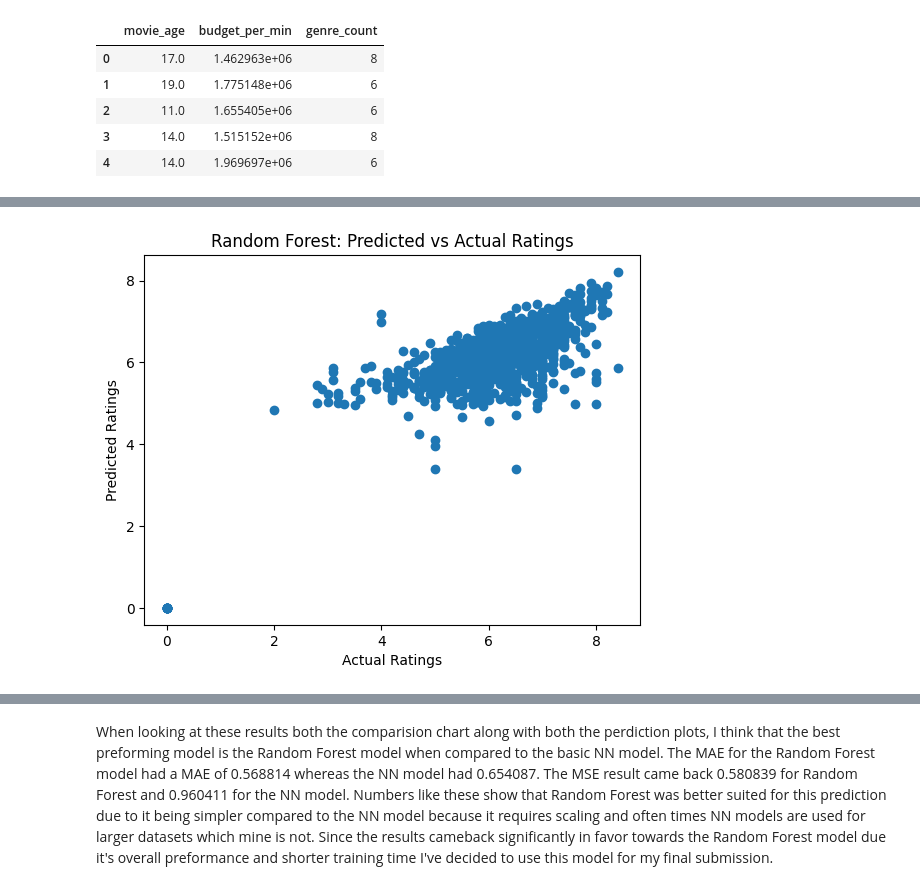
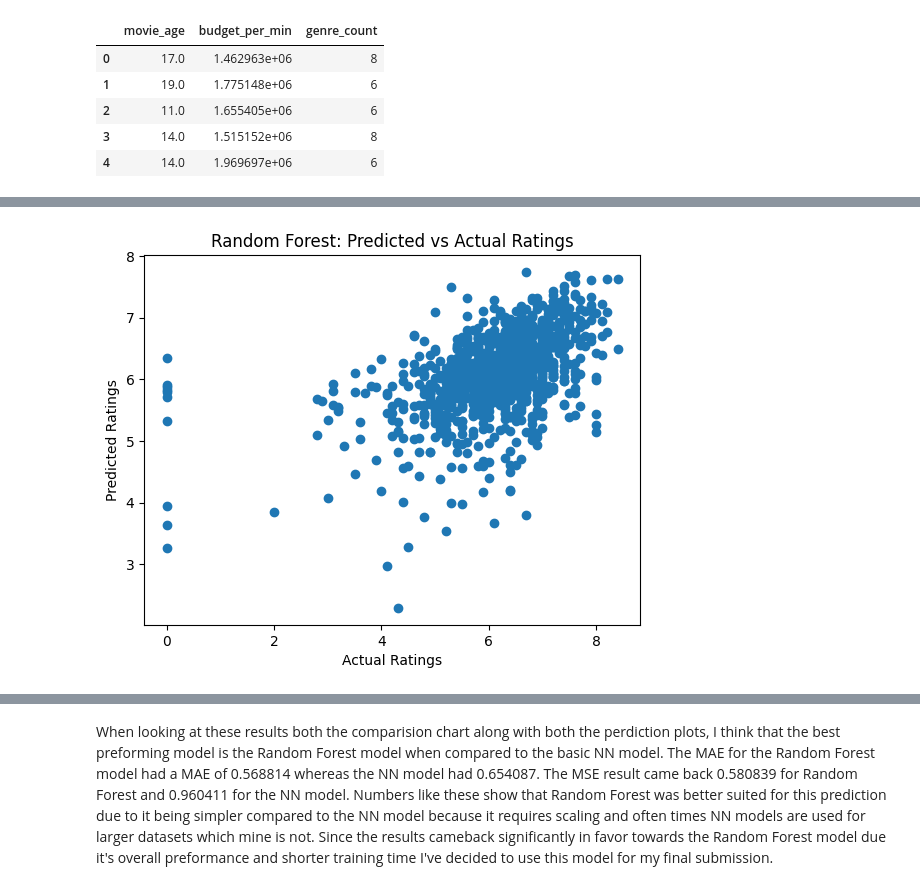
Before and after one commit to baylax816-lab/Final_Project_DTS2, a Jupyter notebook: final_project_draft.ipynb, the cells around one changed output, grey strips where cells are left out. Drawn from its saved outputs; the diff is of its cells as text; code cells hidden in the pictures.

Commit message:
final project submission with optimized models and ethical analysis

```diff
--- a/final_project_draft.ipynb
+++ b/final_project_draft.ipynb
@@ -273,0 +230,38 @@ Random Forest MSE: 0.5808
+# %%
+# -----------------------------
+# Feature Selection
+# -----------------------------
+
+# Define input features and target variable
+features = ['movie_age', 'budget_per_min', 'genre_count',
+            'budget', 'runtime', 'revenue']
+
+X = df[features]
+y = df['vote_average']  # Target variable (movie rating)
+
+# -----------------------------
+# Train/Test Split (FIXED)
+# -----------------------------
+X_train, X_test, y_train, y_test = train_test_split(
+    X, y, test_size=0.2, random_state=42
+)
+
+# -----------------------------
+# RANDOM FOREST MODEL
+# -----------------------------
+rf = RandomForestRegressor(n_estimators=100, random_state=42)
+
+start_time = time.time()
+rf.fit(X_train, y_train)
+rf_time = time.time() - start_time
+
+rf_preds = rf.predict(X_test)
+
+rf_mae = mean_absolute_error(y_test, rf_preds)
+rf_mse = mean_squared_error(y_test, rf_preds)
+rf_r2  = r2_score(y_test, rf_preds)
+print(f"Random Forest Training Time: {rf_time:.2f} seconds")
+print(f"Random Forest MAE: {rf_mae:.4f}")
+print(f"Random Forest MSE: {rf_mse:.4f}")
+print(f"Random Forest RMSE: {np.sqrt(rf_mse):.4f}")
+print(f"Random Forest R²: {rf_r2:.4f}")
@@ -274,9 +355,9 @@ Random Forest MSE: 0.5808
 # %%
 # Predicted vs Actual Plot (Random Forest)
-plt.scatter(y_test, rf_predictions)
+plt.scatter(y_test, rf_preds)
 plt.xlabel("Actual Ratings")
 plt.ylabel("Predicted Ratings")
 plt.title("Random Forest: Predicted vs Actual Ratings")
 plt.show()
 # %% [output]
-[figure, old version]
+[figure, new version]
```
Also changed, not shown: parts of 34 cells of this notebook, 1 other file.
